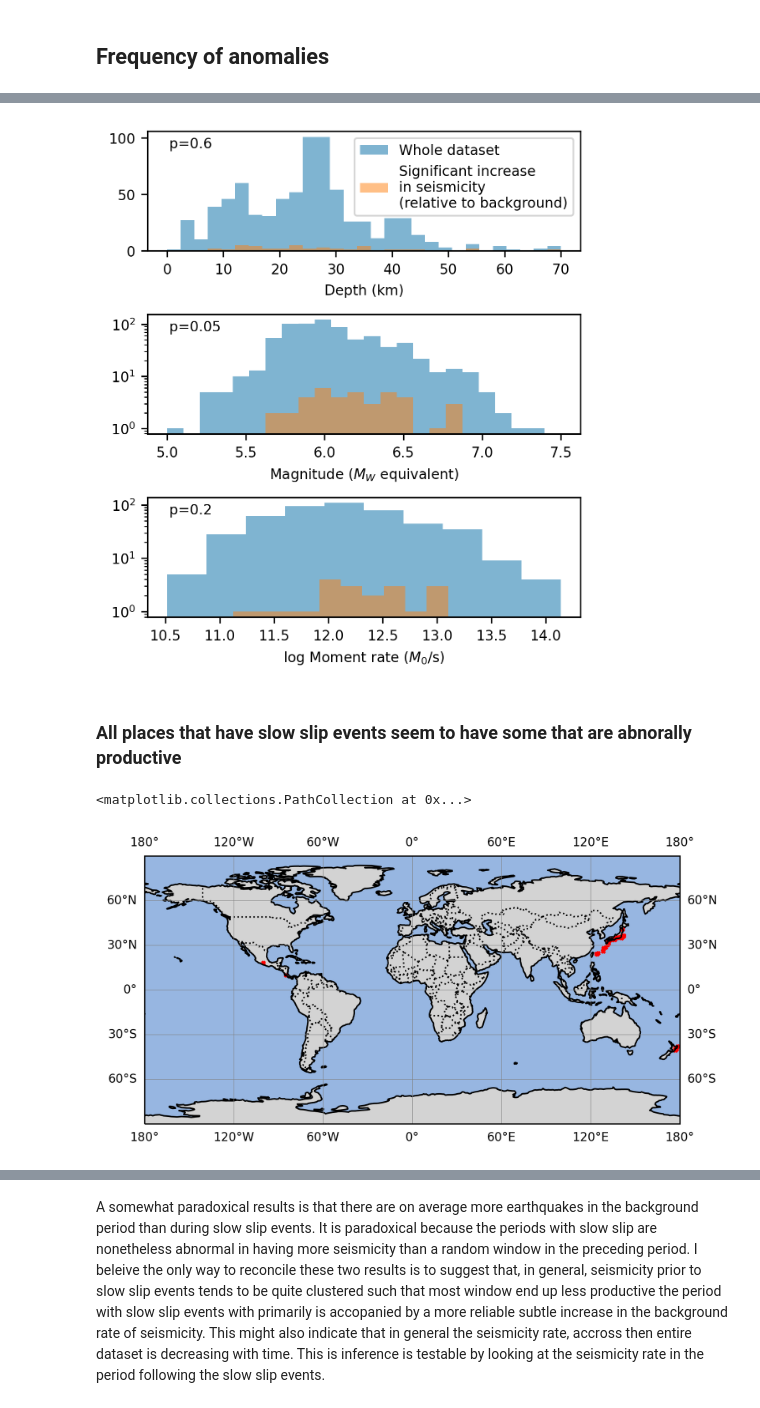
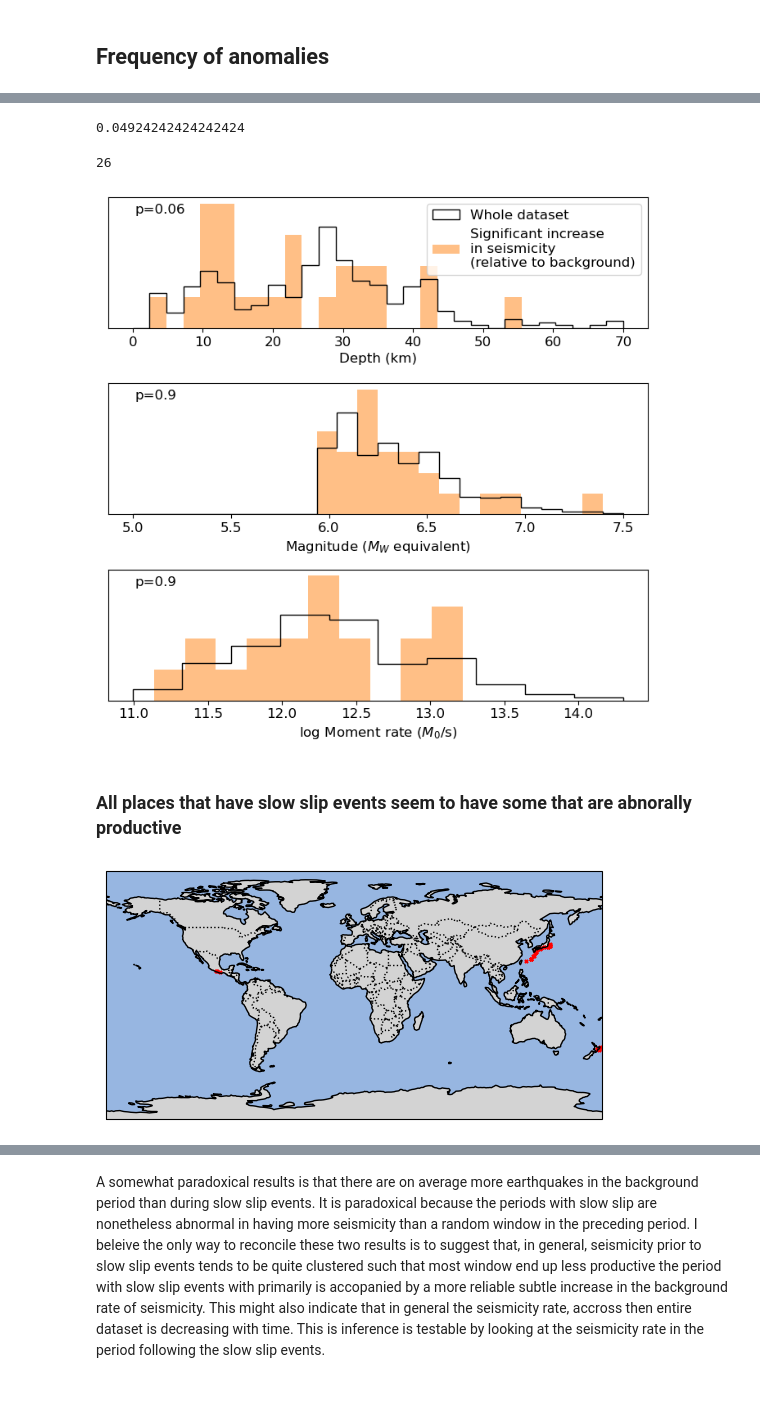
Before and after one commit to keliankaz/global_SSE, a Jupyter notebook: notebooks/global_source_properties.ipynb, the cells around one changed output, grey strips where cells are left out. Drawn from its saved outputs; the diff is of its cells as text; code cells hidden in the pictures.

```diff
--- a/notebooks/global_source_properties.ipynb
+++ b/notebooks/global_source_properties.ipynb
@@ -423,0 +567,19 @@ def add_gbar(ax,v, cmap='RdBu_r'):
+# %%
+fig, ax = plt.subplots(figsize=(4,4))
+ax.scatter(N_0,N_SSE, alpha=0.5,edgecolors=None)
+ax.set(
+    xlabel='Number of background event (sample)',
+    ylabel='Number of co-shocks',
+    aspect='equal'
+)
+minmax = [min(N_SSE+N_0),max(N_SSE+N_0)]
+ax.plot(minmax,minmax)
+
+np.polyfit(N_0, N_SSE,1)
+
+f = np.array(N_SSE)/np.array(N_0)
+f = f[~np.isinf(f) & ~np.isnan(f)]
+print(np.mean(f))
+
+mean_r = np.nanmean(r)
+print(mean_r/(1-mean_r))
@@ -609,49 +903,68 @@ ax.legend()
+# %%
+(p_values<th).sum()/len(p_values)
+# %% [output]
+0.04924242424242424
 # %%
 ## Look at some samples where the p-value is low - which we interpret as a significant increase in the number of events:
 I = np.where(p_values < th)[0]
+# %%
+len(I)
+# %% [output]
+26
 # %%
 def kstest_sample(array, index):
     return kstest(np.delete(array, index), array[index])
 # %%
-fig, AX = plt.subplots(3,1,figsize=(4,4.5))
+fig, AX = plt.subplots(3,1,figsize=(7,7))
+whole_data_kwargs = dict(
+    histtype='step',
+    color='k',
+    label='Whole dataset',
+    density=True,
+)
+outlier_data_kwargs = dict(
+     alpha=0.5, label='Significant increase\nin seismicity \n(relative to background)', color='C1',density=True,
+)
+
 ax = AX[0]
 bins = np.linspace(0,70,30)
-ax.hist(all_slowslip.catalog.depth.values, bins=bins, alpha=0.5, label='Whole dataset')
-ax.hist(all_slowslip.catalog.depth.values[I], bins=bins, alpha=0.5, label='Significant increase\nin seismicity \n(relative to background)')
+ax.hist(all_slowslip.catalog.depth.values,bins=bins, **whole_data_kwargs)
+ax.hist(all_slowslip.catalog.depth.values[I], bins=bins, **outlier_data_kwargs)
 # sns.rugplot(all_slowslip.catalog.depth.values[I], color='r', height=0.25, lw=0.5, ax=ax, label='Significant increase\nin seismicity \n(relative to background)')
 ax.set(
     xlabel='Depth (km)',
 )
 
 ax.legend()
 
 ax = AX[1]
 bins = np.linspace(5,7.5,25)
-ax.hist(all_slowslip.catalog.mag.values, bins=bins, alpha=0.5, label='Whole dataset')
-ax.hist(all_slowslip.catalog.mag.values[I], bins=bins, alpha=0.5, label='Significant increase\nin seismicity \n(relative to background)')
+ax.hist(all_slowslip.catalog.mag.values,bins=bins, **whole_data_kwargs)
+ax.hist(all_slowslip.catalog.mag.values[I], bins=bins, **outlier_data_kwargs)
 # sns.rugplot(all_slowslip.catalog.mag.values[I], color='r', height=0.25, lw=0.5, ax=ax,)
 ax.set(
     xlabel='Magnitude ($M_W$ equivalent)',
-    yscale='log',
 )
 ax = AX[2]
 
 moment_rate = 10**(1.5*all_slowslip.catalog.mag.values + 9.1)/all_slowslip.catalog.duration.values
 I_nan = (~np.isnan(moment_rate)) & (~np.isinf(moment_rate))
-ax.hist(np.log10(moment_rate[I_nan]), alpha=0.5, label='Whole dataset')
-ax.hist(np.log10(moment_rate[I][I_nan[I]]), alpha=0.5, label='prod')
-ax.set_yscale('log')
+ax.hist(np.log10(moment_rate[I_nan]), **whole_data_kwargs)
+ax.hist(np.log10(moment_rate[I][I_nan[I]]), **outlier_data_kwargs)
 ax.set_xlabel('log Moment rate ($M_0$/s)')
 
 
 [
     iax.text(0.05,0.95, f'p={kstest_sample(iarray,I)[1]:0.1}', transform=iax.transAxes, va='top', ha='left')
     for iax, iarray in zip(AX, [all_slowslip.catalog.depth.values, all_slowslip.catalog.mag.values, moment_rate])
 ]
 
+[iax.set_yticks([]) for iax in AX]
+
 plt.tight_layout()
+savefig('outliers')
 # %% [output]
-[figure, old version]
+[figure, new version]
 # %% [markdown]
 ### All places that have slow slip events seem to have some that are abnorally productive
 # %%
@@ -670,8 +983,6 @@ ax.add_feature(cfeature.OCEAN)
 ax.add_feature(cfeature.COASTLINE)
 ax.add_feature(cfeature.BORDERS, linestyle=":")
 
-# plot grid lines
-ax.gridlines(draw_labels=True, crs=usemap_proj, color="gray", linewidth=0.3)
 
 
 ax.scatter(
@@ -681,6 +992,6 @@ ax.scatter(
     s=5,
     c='r',
 )
+savefig('record_map')
 # %% [output]
-<matplotlib.collections.PathCollection at 0x...>
-[figure, old version]
+[figure, new version]
```
Also changed, not shown: parts of 52 cells of this notebook, 2 other files.
